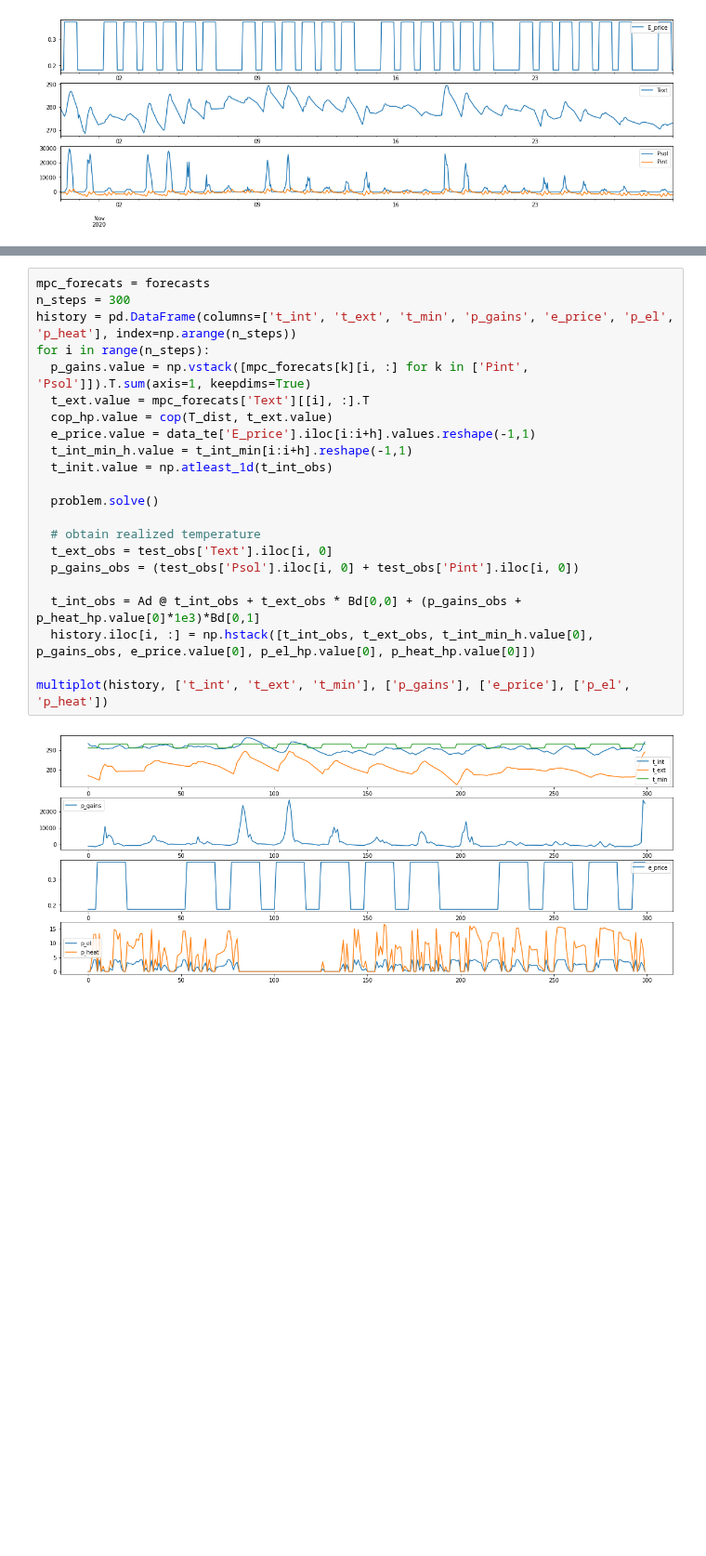
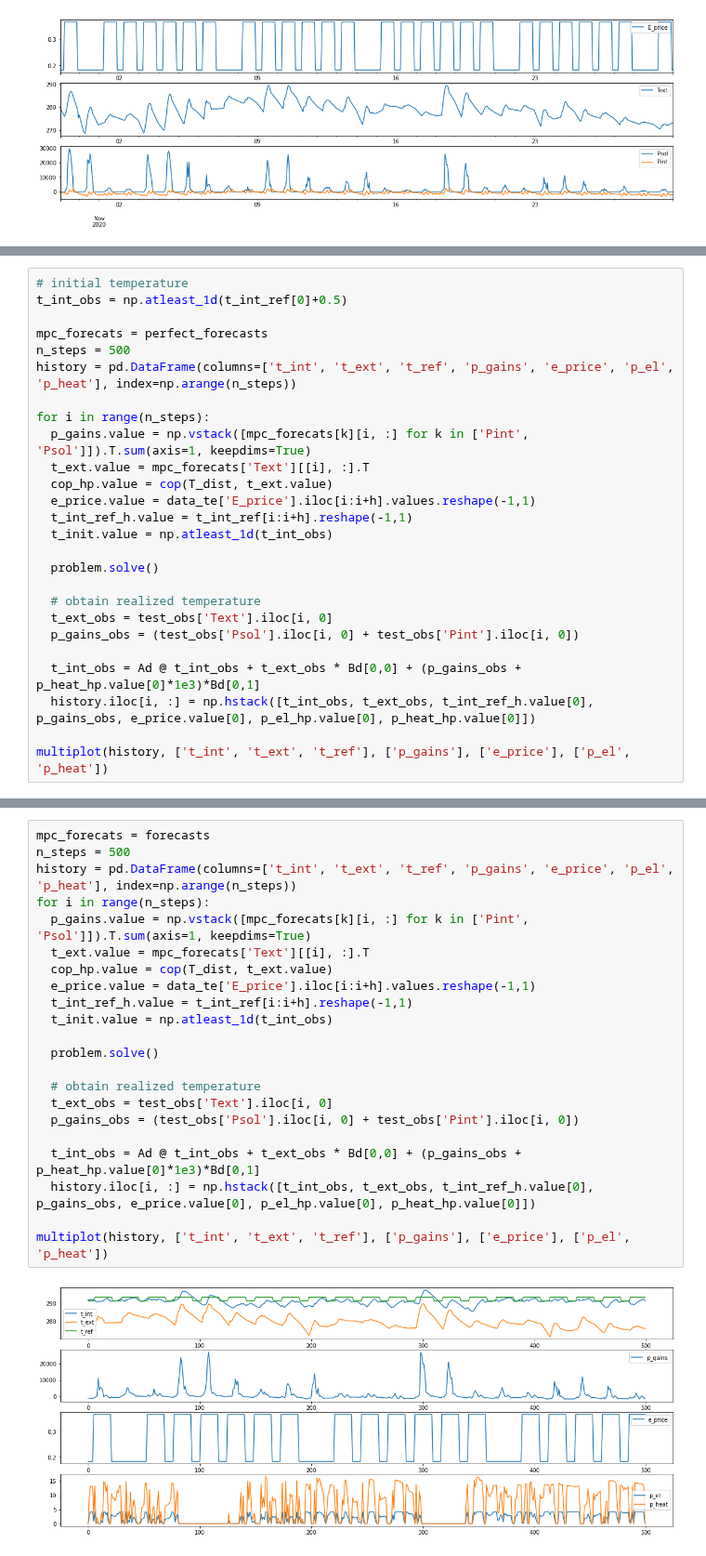
Before and after one commit to nepslor/teaching, a Jupyter notebook: 2021SmartGrids/L_04_MPC_for_DSM.ipynb, the cells around one changed output, grey strips where cells are left out. Shown at 93% size. Saved outputs shown, nothing was run; the diff lists cells and outputs as text; blank space fills up the shorter version.

```diff
--- a/2021SmartGrids/L_04_MPC_for_DSM.ipynb
+++ b/2021SmartGrids/L_04_MPC_for_DSM.ipynb
@@ -195,0 +204,26 @@ multiplot(history, ['t_int', 't_ext', 't_min'], ['p_gains'], ['e_price'], ['p_el
+# %%
+# initial temperature
+t_int_obs = np.atleast_1d(t_int_ref[0]+0.5)
+
+mpc_forecats = perfect_forecasts
+n_steps = 500
+history = pd.DataFrame(columns=['t_int', 't_ext', 't_ref', 'p_gains', 'e_price', 'p_el', 'p_heat'], index=np.arange(n_steps))
+
+for i in range(n_steps):
+  p_gains.value = np.vstack([mpc_forecats[k][i, :] for k in ['Pint', 'Psol']]).T.sum(axis=1, keepdims=True)
+  t_ext.value = mpc_forecats['Text'][[i], :].T
+  cop_hp.value = cop(T_dist, t_ext.value)
+  e_price.value = data_te['E_price'].iloc[i:i+h].values.reshape(-1,1)
+  t_int_ref_h.value = t_int_ref[i:i+h].reshape(-1,1)
+  t_init.value = np.atleast_1d(t_int_obs)
+
+  problem.solve()
+
+  # obtain realized temperature
+  t_ext_obs = test_obs['Text'].iloc[i, 0]
+  p_gains_obs = (test_obs['Psol'].iloc[i, 0] + test_obs['Pint'].iloc[i, 0])
+
+  t_int_obs = Ad @ t_int_obs + t_ext_obs * Bd[0,0] + (p_gains_obs + p_heat_hp.value[0]*1e3)*Bd[0,1]
+  history.iloc[i, :] = np.hstack([t_int_obs, t_ext_obs, t_int_ref_h.value[0], p_gains_obs, e_price.value[0], p_el_hp.value[0], p_heat_hp.value[0]])
+
+multiplot(history, ['t_int', 't_ext', 't_ref'], ['p_gains'], ['e_price'], ['p_el', 'p_heat'])
@@ -196,24 +234,24 @@ multiplot(history, ['t_int', 't_ext', 't_min'], ['p_gains'], ['e_price'], ['p_el
 # %%
 mpc_forecats = forecasts
-n_steps = 300
-history = pd.DataFrame(columns=['t_int', 't_ext', 't_min', 'p_gains', 'e_price', 'p_el', 'p_heat'], index=np.arange(n_steps))
+n_steps = 500
+history = pd.DataFrame(columns=['t_int', 't_ext', 't_ref', 'p_gains', 'e_price', 'p_el', 'p_heat'], index=np.arange(n_steps))
 for i in range(n_steps):
   p_gains.value = np.vstack([mpc_forecats[k][i, :] for k in ['Pint', 'Psol']]).T.sum(axis=1, keepdims=True)
   t_ext.value = mpc_forecats['Text'][[i], :].T
   cop_hp.value = cop(T_dist, t_ext.value)
   e_price.value = data_te['E_price'].iloc[i:i+h].values.reshape(-1,1)
-  t_int_min_h.value = t_int_min[i:i+h].reshape(-1,1)
+  t_int_ref_h.value = t_int_ref[i:i+h].reshape(-1,1)
   t_init.value = np.atleast_1d(t_int_obs)
 
   problem.solve()
 
   # obtain realized temperature
   t_ext_obs = test_obs['Text'].iloc[i, 0]
   p_gains_obs = (test_obs['Psol'].iloc[i, 0] + test_obs['Pint'].iloc[i, 0])
 
   t_int_obs = Ad @ t_int_obs + t_ext_obs * Bd[0,0] + (p_gains_obs + p_heat_hp.value[0]*1e3)*Bd[0,1]
-  history.iloc[i, :] = np.hstack([t_int_obs, t_ext_obs, t_int_min_h.value[0], p_gains_obs, e_price.value[0], p_el_hp.value[0], p_heat_hp.value[0]])
+  history.iloc[i, :] = np.hstack([t_int_obs, t_ext_obs, t_int_ref_h.value[0], p_gains_obs, e_price.value[0], p_el_hp.value[0], p_heat_hp.value[0]])
 
-multiplot(history, ['t_int', 't_ext', 't_min'], ['p_gains'], ['e_price'], ['p_el', 'p_heat'])
+multiplot(history, ['t_int', 't_ext', 't_ref'], ['p_gains'], ['e_price'], ['p_el', 'p_heat'])
 # %% [output]
-[figure, old version]
+[figure, new version]
```
Also changed, not shown: parts of 16 cells of this notebook.
